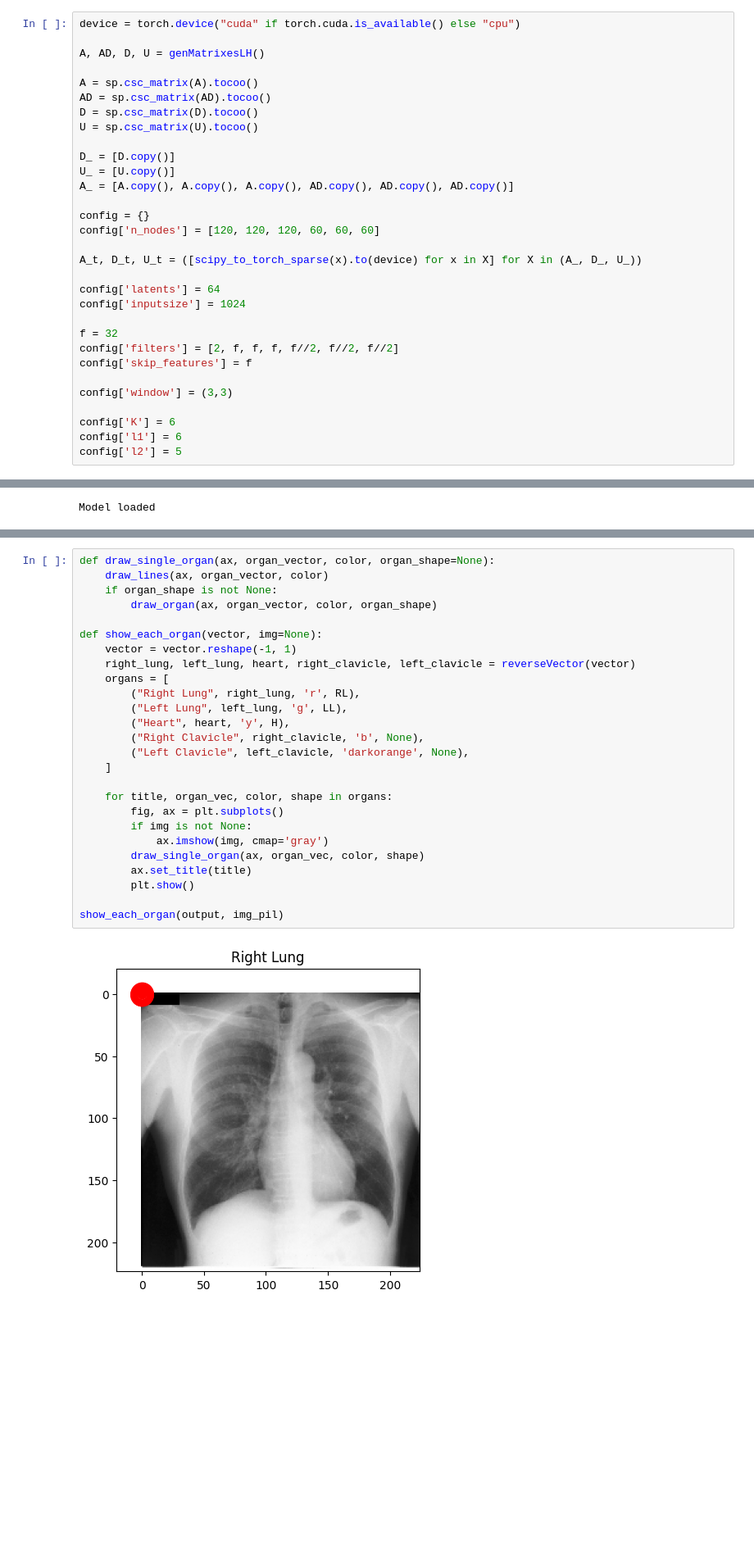
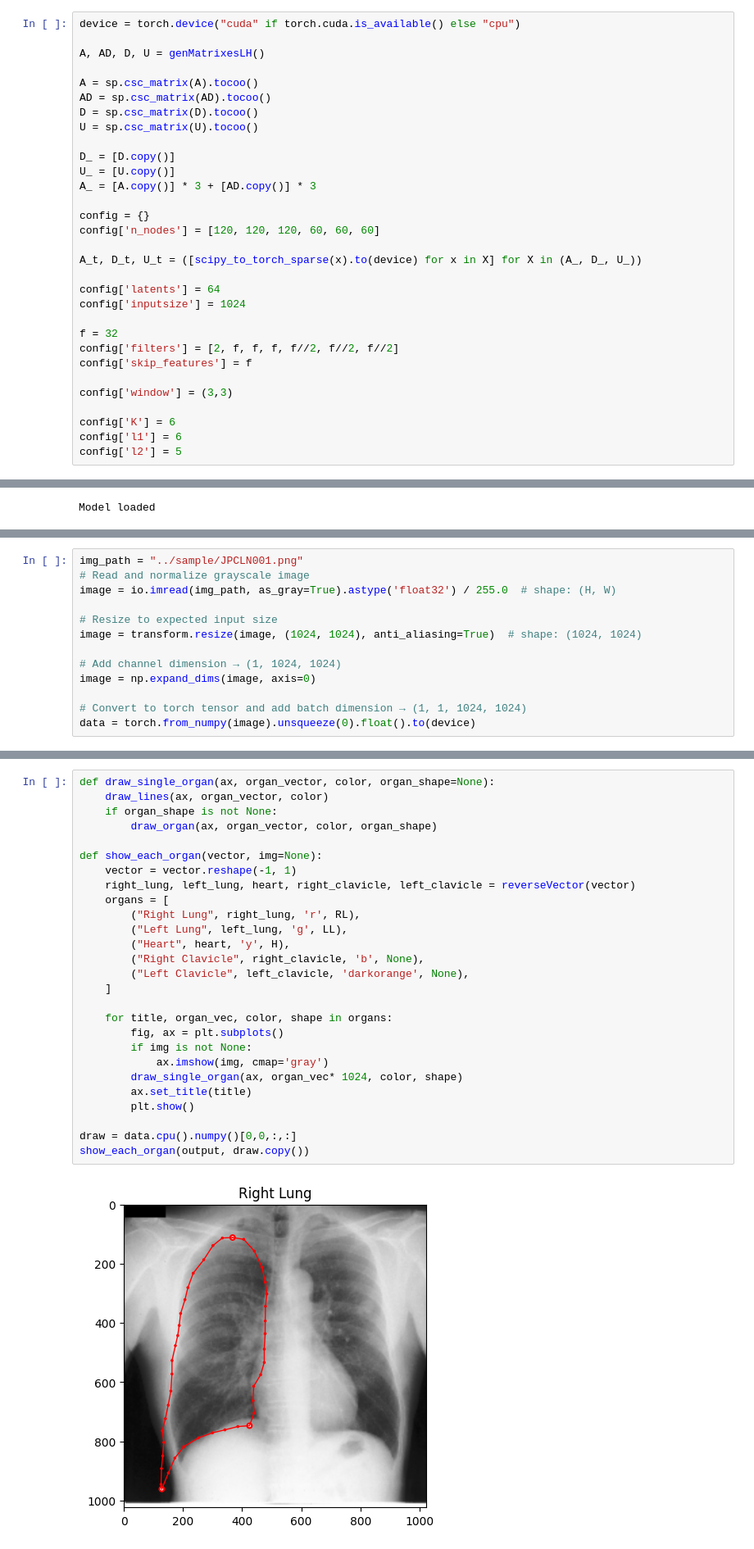
Before and after one commit to JouhC/PulmoScanX, a Jupyter notebook: notebooks/segmentation_model.ipynb, the cells around one changed output, grey strips where cells are left out. Shown at 82% size. Drawn from its saved outputs; the diff is of its cells as text; blank space fills up the shorter version.

```diff
--- a/notebooks/segmentation_model.ipynb
+++ b/notebooks/segmentation_model.ipynb
@@ -17,7 +17,7 @@ U = sp.csc_matrix(U).tocoo()
 
 D_ = [D.copy()]
 U_ = [U.copy()]
-A_ = [A.copy(), A.copy(), A.copy(), AD.copy(), AD.copy(), AD.copy()]
+A_ = [A.copy()] * 3 + [AD.copy()] * 3
 
 config = {}
 config['n_nodes'] = [120, 120, 120, 60, 60, 60]
@@ -111,3 +108,16 @@ torch.Size([1, 3, 1024, 1024])
+# %%
+img_path = "../sample/JPCLN001.png"
+# Read and normalize grayscale image
+image = io.imread(img_path, as_gray=True).astype('float32') / 255.0  # shape: (H, W)
+
+# Resize to expected input size
+image = transform.resize(image, (1024, 1024), anti_aliasing=True)  # shape: (1024, 1024)
+
+# Add channel dimension → (1, 1024, 1024)
+image = np.expand_dims(image, axis=0)
+
+# Convert to torch tensor and add batch dimension → (1, 1, 1024, 1024)
+data = torch.from_numpy(image).unsqueeze(0).float().to(device)
 # %%
 with torch.no_grad():
     output = hybrid(data)
@@ -202,28 +210,29 @@ def drawOrgans(ax, vector, title = '', img =  None):
 # %%
 def draw_single_organ(ax, organ_vector, color, organ_shape=None):
     draw_lines(ax, organ_vector, color)
     if organ_shape is not None:
         draw_organ(ax, organ_vector, color, organ_shape)
 
 def show_each_organ(vector, img=None):
     vector = vector.reshape(-1, 1)
     right_lung, left_lung, heart, right_clavicle, left_clavicle = reverseVector(vector)
     organs = [
         ("Right Lung", right_lung, 'r', RL),
         ("Left Lung", left_lung, 'g', LL),
         ("Heart", heart, 'y', H),
         ("Right Clavicle", right_clavicle, 'b', None),
         ("Left Clavicle", left_clavicle, 'darkorange', None),
     ]
 
     for title, organ_vec, color, shape in organs:
         fig, ax = plt.subplots()
         if img is not None:
             ax.imshow(img, cmap='gray')
-        draw_single_organ(ax, organ_vec, color, shape)
+        draw_single_organ(ax, organ_vec* 1024, color, shape)
         ax.set_title(title)
         plt.show()
 
-show_each_organ(output, img_pil)
+draw = data.cpu().numpy()[0,0,:,:]
+show_each_organ(output, draw.copy())
 # %% [output]
-[figure, old version]
+[figure, new version]
```
Also changed, not shown: parts of 8 cells of this notebook, 14 other files.
